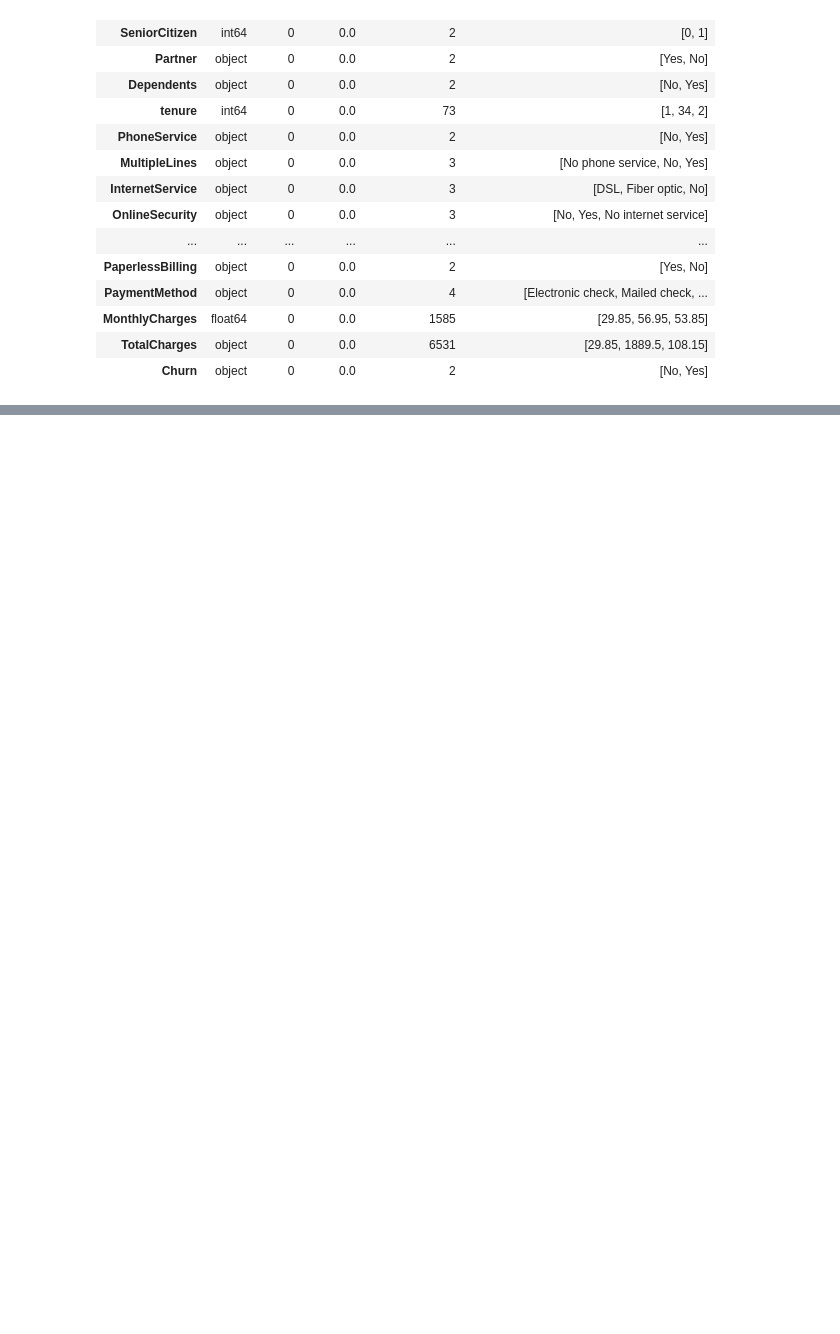
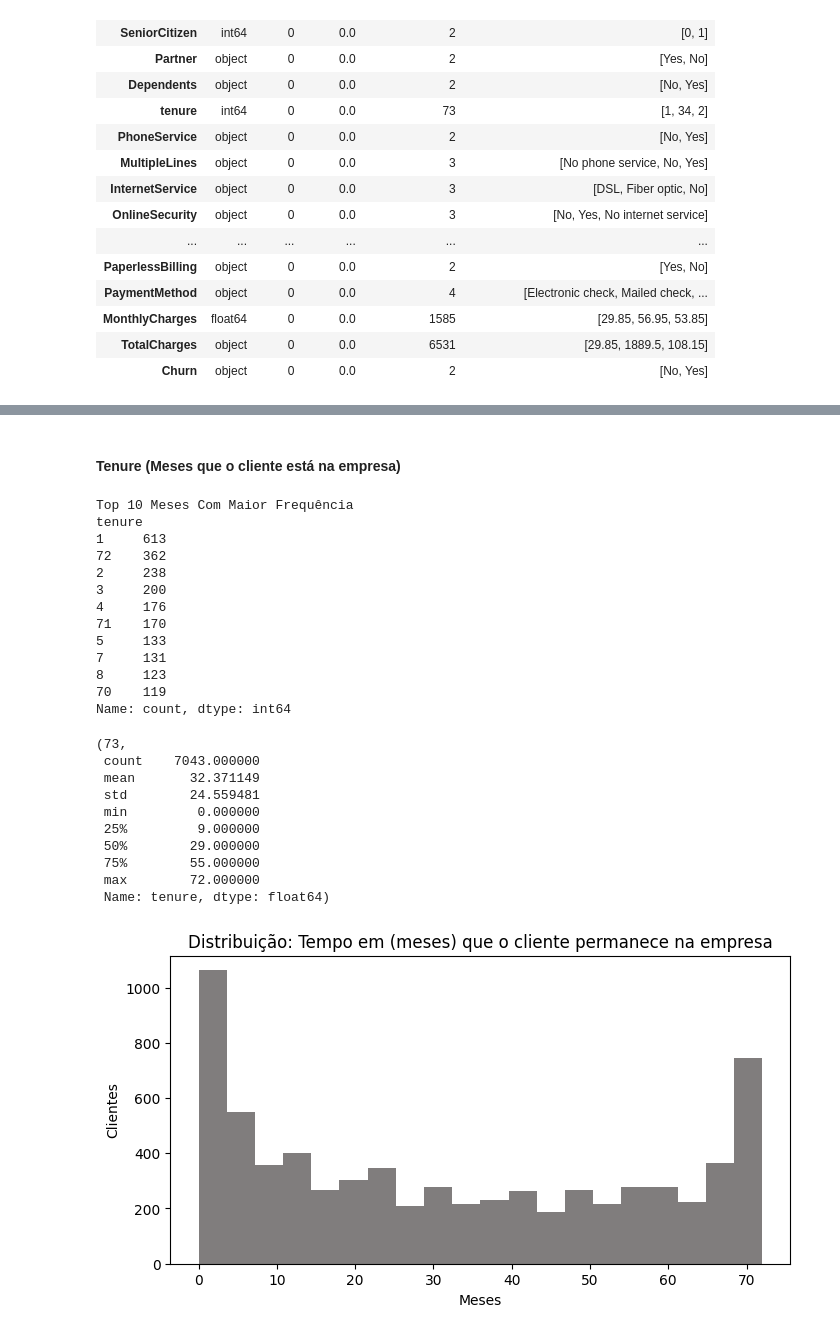
Before and after one commit to Lucas-Silva-Analytics/CaseChurn, a Jupyter notebook: notebooks/case_churn.ipynb, the cells around one changed output, grey strips where cells are left out. Drawn from its saved outputs; the diff is of its cells as text; code cells hidden in the pictures; blank space fills up the shorter version.

```diff
--- a/notebooks/case_churn.ipynb
+++ b/notebooks/case_churn.ipynb
@@ -113,0 +217,48 @@ Name: gender, Length: 7043, dtype: object
+# %% [markdown]
+#### Tenure (Meses que o cliente está na empresa)
+# %%
+meses = 'tenure'
+
+valores_unicos = df[meses].nunique()
+descritivo = df[meses].describe()
+
+
+# Frequência dos meses mais comuns Top (10)
+top_10meses = df[meses].value_counts().head(10)
+print('Top 10 Meses Com Maior Frequência')
+print(top_10meses)
+
+# Histograma para verificas a distribuição/Concentração
+plt.figure(figsize=(8, 4))
+plt.hist(df[meses], bins=20, color='#807D7D')
+plt.title('Distribuição: Tempo em (meses) que o cliente permanece na empresa')
+plt.xlabel('Meses')
+plt.ylabel('Clientes')
+
+
+valores_unicos, descritivo
+# %% [output]
+Top 10 Meses Com Maior Frequência
+tenure
+1     613
+72    362
+2     238
+3     200
+4     176
+71    170
+5     133
+7     131
+8     123
+70    119
+Name: count, dtype: int64
+(73,
+ count    7043.000000
+ mean       32.371149
+ std        24.559481
+ min         0.000000
+ 25%         9.000000
+ 50%        29.000000
+ 75%        55.000000
+ max        72.000000
+ Name: tenure, dtype: float64)
+[figure, added]
```
Also changed, not shown: parts of 20 cells of this notebook.
